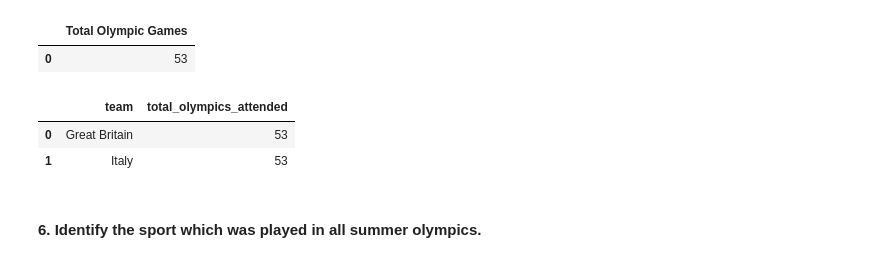
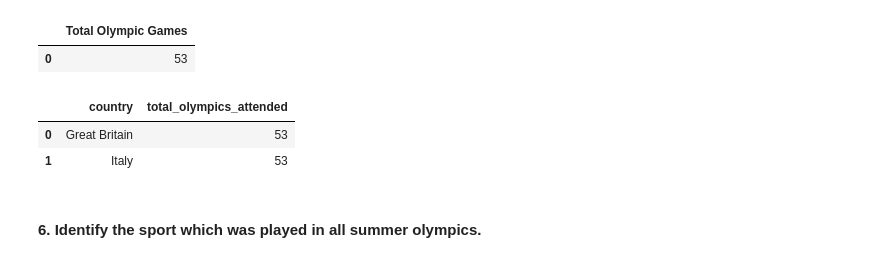
Before and after one commit to chanronnie/Olympics, a Jupyter notebook: analysis/olympics_analysis.ipynb, the cells around one changed output. Drawn from its saved outputs; the diff is of its cells as text; code cells hidden in the pictures.

```diff
--- a/analysis/olympics_analysis.ipynb
+++ b/analysis/olympics_analysis.ipynb
@@ -189,23 +303,23 @@ JOIN olympics.host_cities c ON h.game = c.game
 # %%
 pd.read_sql("""
 WITH count_games_cte AS
 (
-    SELECT h.team, COUNT(DISTINCT h.game) AS total_olympics_attended
-    FROM olympics.olympic_history h
+    SELECT h.country, COUNT(DISTINCT h.game) AS total_olympics_attended
+    FROM olympics.olympic_history_cleaned h
     JOIN olympics.host_cities c ON h.game = c.game
-    GROUP BY h.team
+    GROUP BY h.country
 )
-SELECT team, total_olympics_attended
+SELECT country, total_olympics_attended
 FROM count_games_cte
 WHERE total_olympics_attended =
 (
     SELECT COUNT(DISTINCT h.game) AS total_games
-    FROM olympics.olympic_history h
+    FROM olympics.olympic_history_cleaned h
     JOIN olympics.host_cities c ON h.game = c.game
 )
 """, conn)
 # %% [output]
-|  | team | total_olympics_attended |
+|  | country | total_olympics_attended |
 | 0 | Great Britain | 53 |
 | 1 | Italy | 53 |
 # %% [markdown]
```
Also changed, not shown: parts of 25 cells of this notebook.
